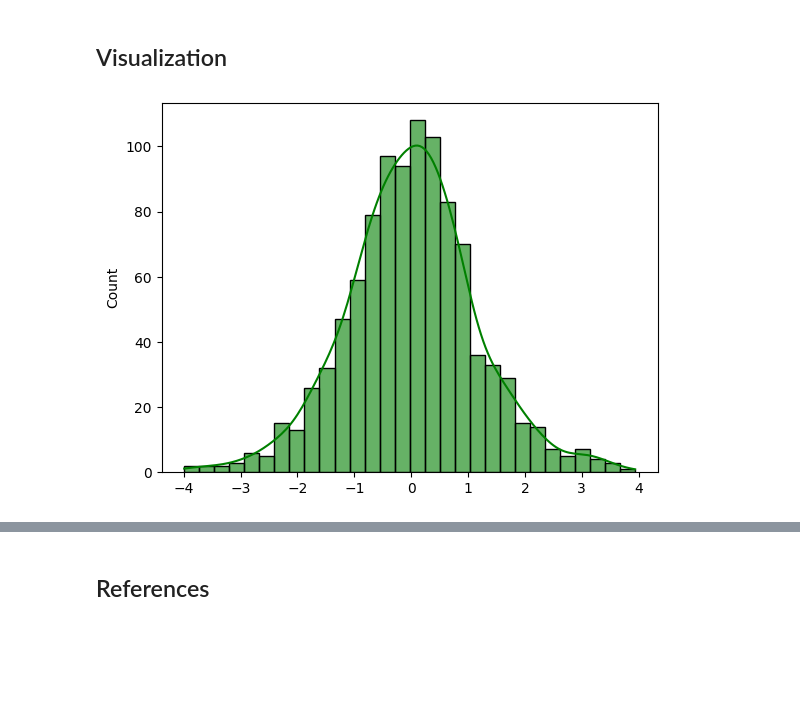
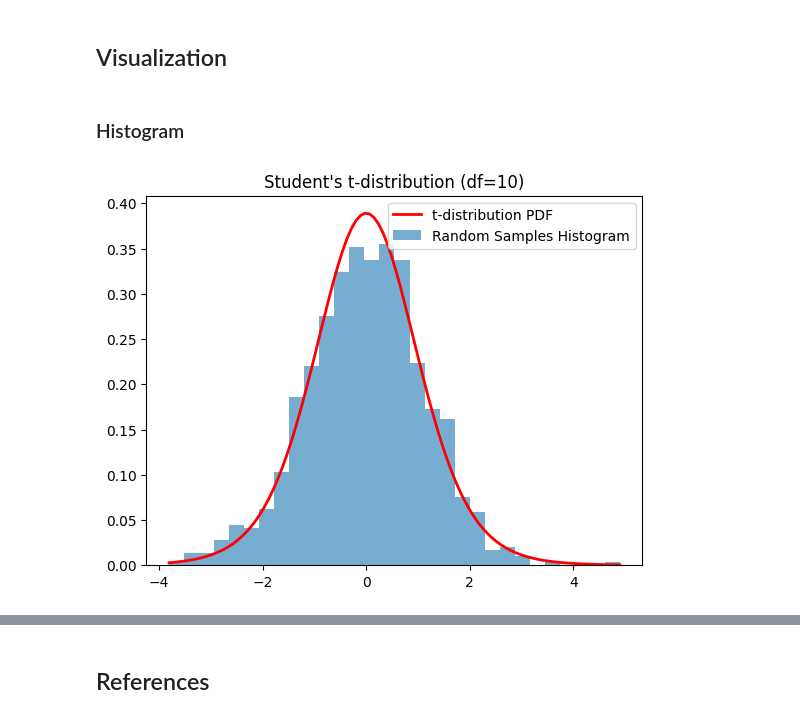
Before and after one commit to Bayan2019/kaz-gu, a Jupyter notebook: 01-ipynb/00-probability-theory/04-student-t-distribution.ipynb, the cells around one changed output, grey strips where cells are left out. Saved outputs shown, nothing was run; the diff lists cells and outputs as text; code cells hidden in the pictures; blank space fills up the shorter version.

Commit message:
student t distribution

```diff
--- a/01-ipynb/00-probability-theory/04-student-t-distribution.ipynb
+++ b/01-ipynb/00-probability-theory/04-student-t-distribution.ipynb
@@ -45,6 +54,14 @@ import seaborn as sns
+# %% [markdown]
+### Histogram
 # %%
+samples = t.rvs(df=df, size=1000)
+x = np.linspace(min(samples), max(samples), 100)
 # Plot the histogram of the samples
-sns.histplot(samples, bins=30, alpha=0.6, color='g', label='Random Samples', kde=True)
+plt.plot(x, t.pdf(x, df), 'r-', lw=2, label='t-distribution PDF')
+plt.hist(samples, bins=30, density=True, alpha=0.6, label='Random Samples Histogram')
+# sns.hist(samples, bins=30, alpha=0.6, color='g', label='Random Samples', kde=True)
+plt.title(f'Student\'s t-distribution (df={df})')
+plt.legend()
 plt.show()
 # %% [output]
-[figure, old version]
+[figure, new version]
```
Also changed, not shown: parts of 18 cells of this notebook, 1 other file.
